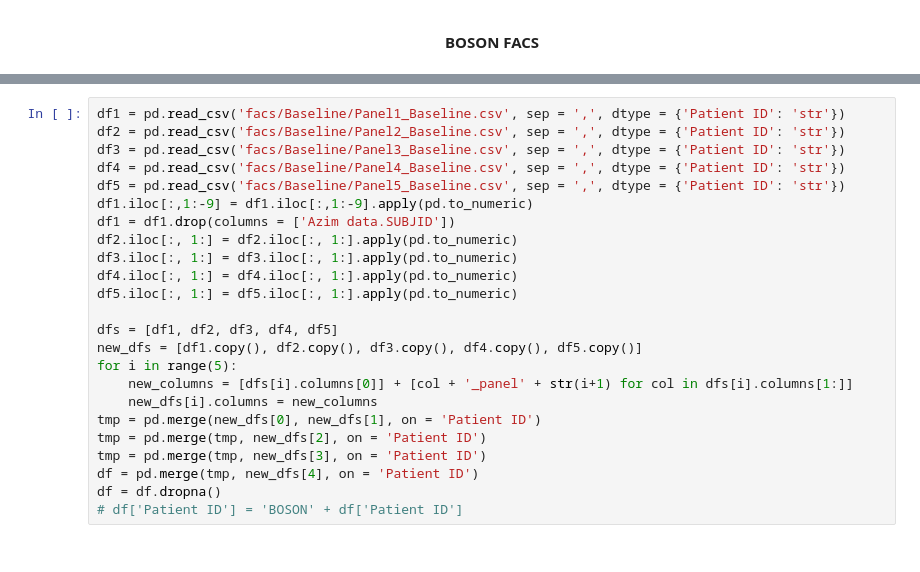
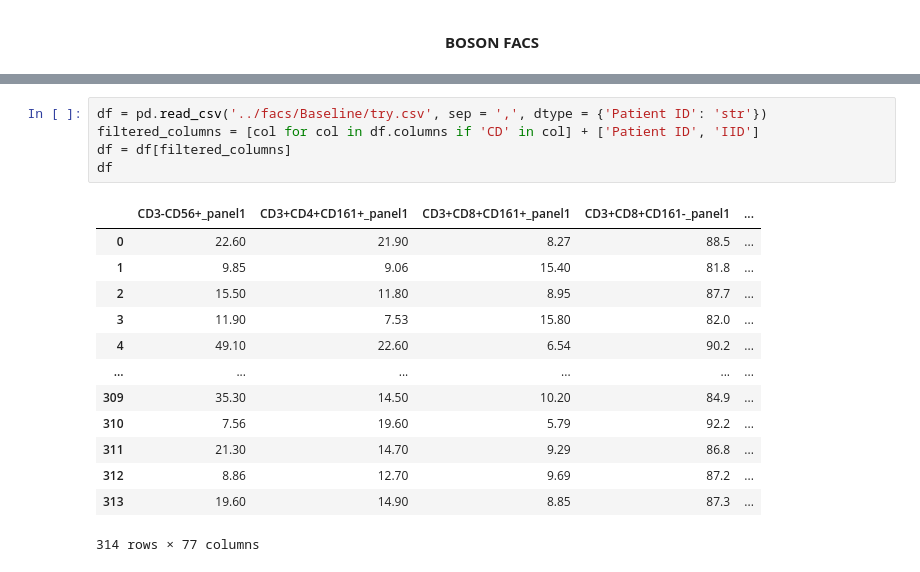
Before and after one commit to Suuuuuuuus/BOSON_FACS, a Jupyter notebook: scripts/boson_wip.ipynb, the cells around one changed output, grey strips where cells are left out. Saved outputs shown, nothing was run; the diff lists cells and outputs as text.

```diff
--- a/scripts/boson_wip.ipynb
+++ b/scripts/boson_wip.ipynb
@@ -25,24 +26,19 @@ import FACSus as fs
 # %%
-df1 = pd.read_csv('facs/Baseline/Panel1_Baseline.csv', sep = ',', dtype = {'Patient ID': 'str'})
-df2 = pd.read_csv('facs/Baseline/Panel2_Baseline.csv', sep = ',', dtype = {'Patient ID': 'str'})
-df3 = pd.read_csv('facs/Baseline/Panel3_Baseline.csv', sep = ',', dtype = {'Patient ID': 'str'})
-df4 = pd.read_csv('facs/Baseline/Panel4_Baseline.csv', sep = ',', dtype = {'Patient ID': 'str'})
-df5 = pd.read_csv('facs/Baseline/Panel5_Baseline.csv', sep = ',', dtype = {'Patient ID': 'str'})
-df1.iloc[:,1:-9] = df1.iloc[:,1:-9].apply(pd.to_numeric)
-df1 = df1.drop(columns = ['Azim data.SUBJID'])
-df2.iloc[:, 1:] = df2.iloc[:, 1:].apply(pd.to_numeric)
-df3.iloc[:, 1:] = df3.iloc[:, 1:].apply(pd.to_numeric)
-df4.iloc[:, 1:] = df4.iloc[:, 1:].apply(pd.to_numeric)
-df5.iloc[:, 1:] = df5.iloc[:, 1:].apply(pd.to_numeric)
-
-dfs = [df1, df2, df3, df4, df5]
-new_dfs = [df1.copy(), df2.copy(), df3.copy(), df4.copy(), df5.copy()]
-for i in range(5):
-    new_columns = [dfs[i].columns[0]] + [col + '_panel' + str(i+1) for col in dfs[i].columns[1:]]
-    new_dfs[i].columns = new_columns
-tmp = pd.merge(new_dfs[0], new_dfs[1], on = 'Patient ID')
-tmp = pd.merge(tmp, new_dfs[2], on = 'Patient ID')
-tmp = pd.merge(tmp, new_dfs[3], on = 'Patient ID')
-df = pd.merge(tmp, new_dfs[4], on = 'Patient ID')
-df = df.dropna()
-# df['Patient ID'] = 'BOSON' + df['Patient ID']
+df = pd.read_csv('../facs/Baseline/try.csv', sep = ',', dtype = {'Patient ID': 'str'})
+filtered_columns = [col for col in df.columns if 'CD' in col] + ['Patient ID', 'IID']
+df = df[filtered_columns]
+df
+# %% [output]
+|  | CD3-CD56+_panel1 | CD3+CD4+CD161+_panel1 | CD3+CD8+CD161+_panel1 | CD3+CD8+CD161-_panel1 | ... |
+| 0 | 22.60 | 21.90 | 8.27 | 88.5 | ... |
+| 1 | 9.85 | 9.06 | 15.40 | 81.8 | ... |
+| 2 | 15.50 | 11.80 | 8.95 | 87.7 | ... |
+| 3 | 11.90 | 7.53 | 15.80 | 82.0 | ... |
+| 4 | 49.10 | 22.60 | 6.54 | 90.2 | ... |
+| ... | ... | ... | ... | ... | ... |
+| 309 | 35.30 | 14.50 | 10.20 | 84.9 | ... |
+| 310 | 7.56 | 19.60 | 5.79 | 92.2 | ... |
+| 311 | 21.30 | 14.70 | 9.29 | 86.8 | ... |
+| 312 | 8.86 | 12.70 | 9.69 | 87.2 | ... |
+| 313 | 19.60 | 14.90 | 8.85 | 87.3 | ... |
+314 rows × 77 columns
```
Also changed, not shown: parts of 3 cells of this notebook, 2 other files.
